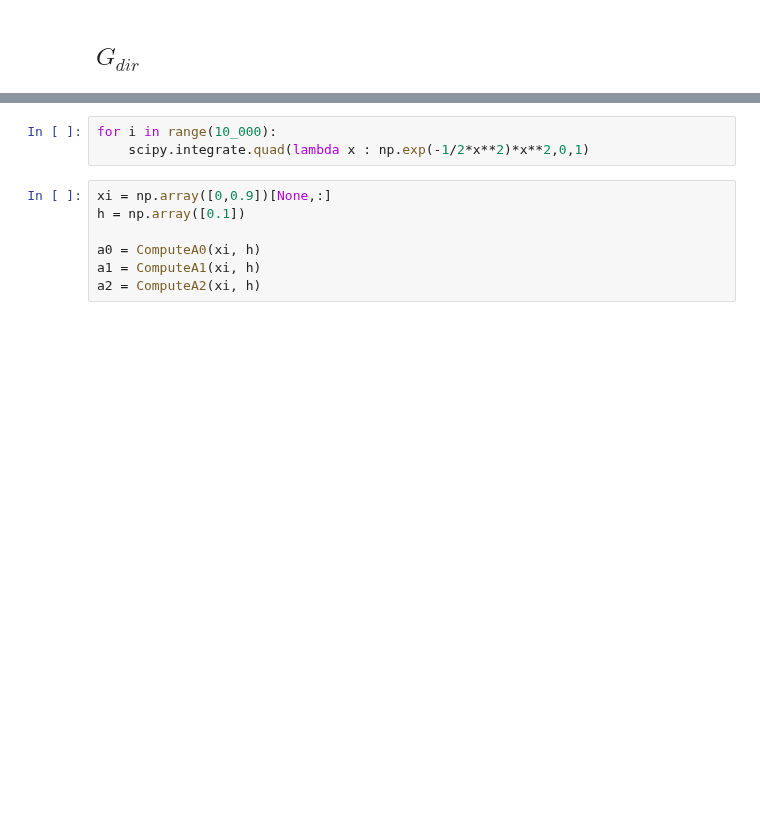
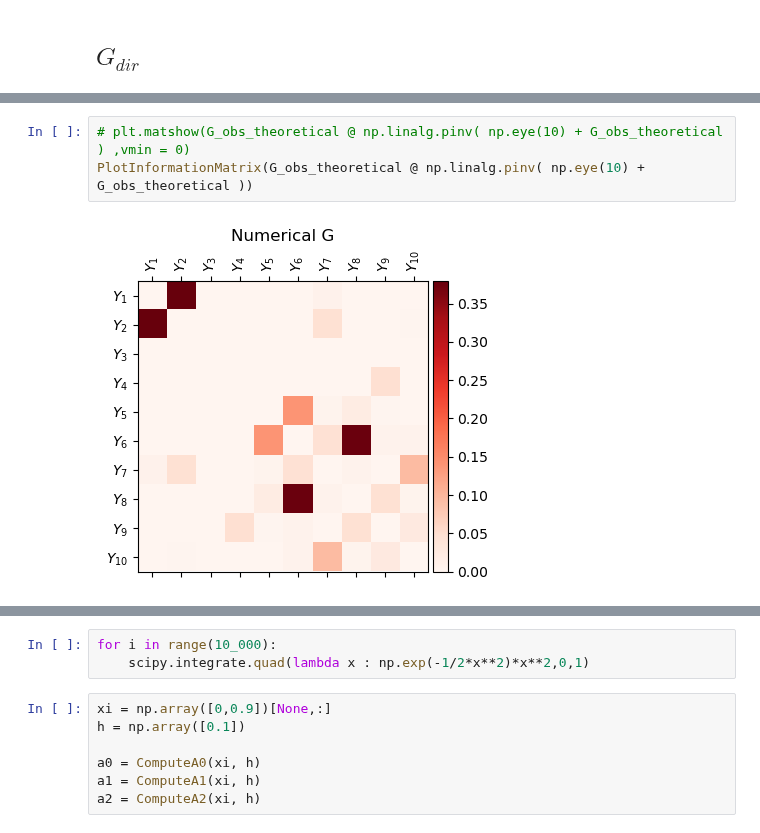
Before and after one commit to jonasbruhub/Analysis-of-Production-flow-systems-with-focus-on-industry, a Jupyter notebook: Simulations and code/Example Network Gaussian 10.ipynb, the cells around one changed output, grey strips where cells are left out. Drawn from its saved outputs; the diff is of its cells as text; blank space fills up the shorter version.

```diff
--- a/Simulations and code/Example Network Gaussian 10.ipynb
+++ b/Simulations and code/Example Network Gaussian 10.ipynb
@@ -434,0 +527,5 @@ plt.savefig(graphics_path + "/GObs theoretical and numerical comparisson.pdf", b
+# %%
+# plt.matshow(G_obs_theoretical @ np.linalg.pinv( np.eye(10) + G_obs_theoretical ) ,vmin = 0)
+PlotInformationMatrix(G_obs_theoretical @ np.linalg.pinv( np.eye(10) + G_obs_theoretical ))
+# %% [output]
+[figure, added]
```
Also changed, not shown: parts of 18 cells of this notebook, 33 other files.
